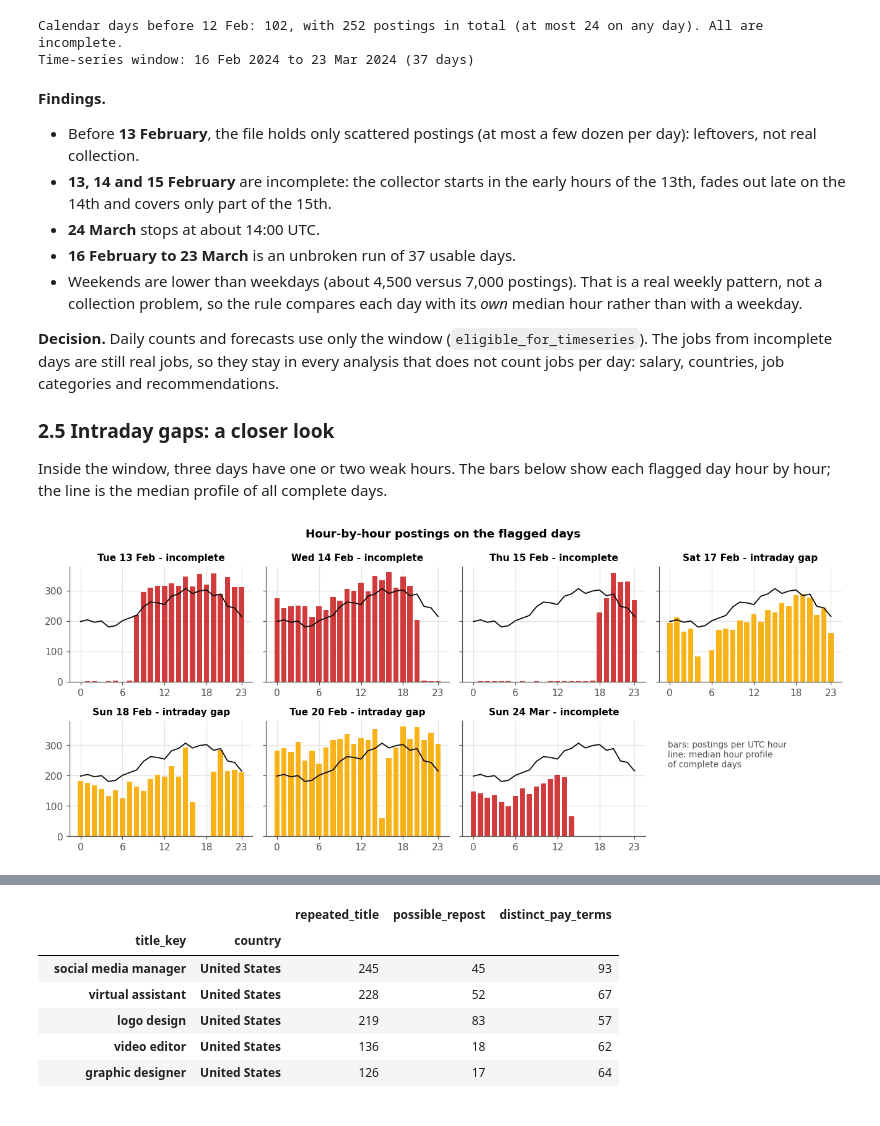
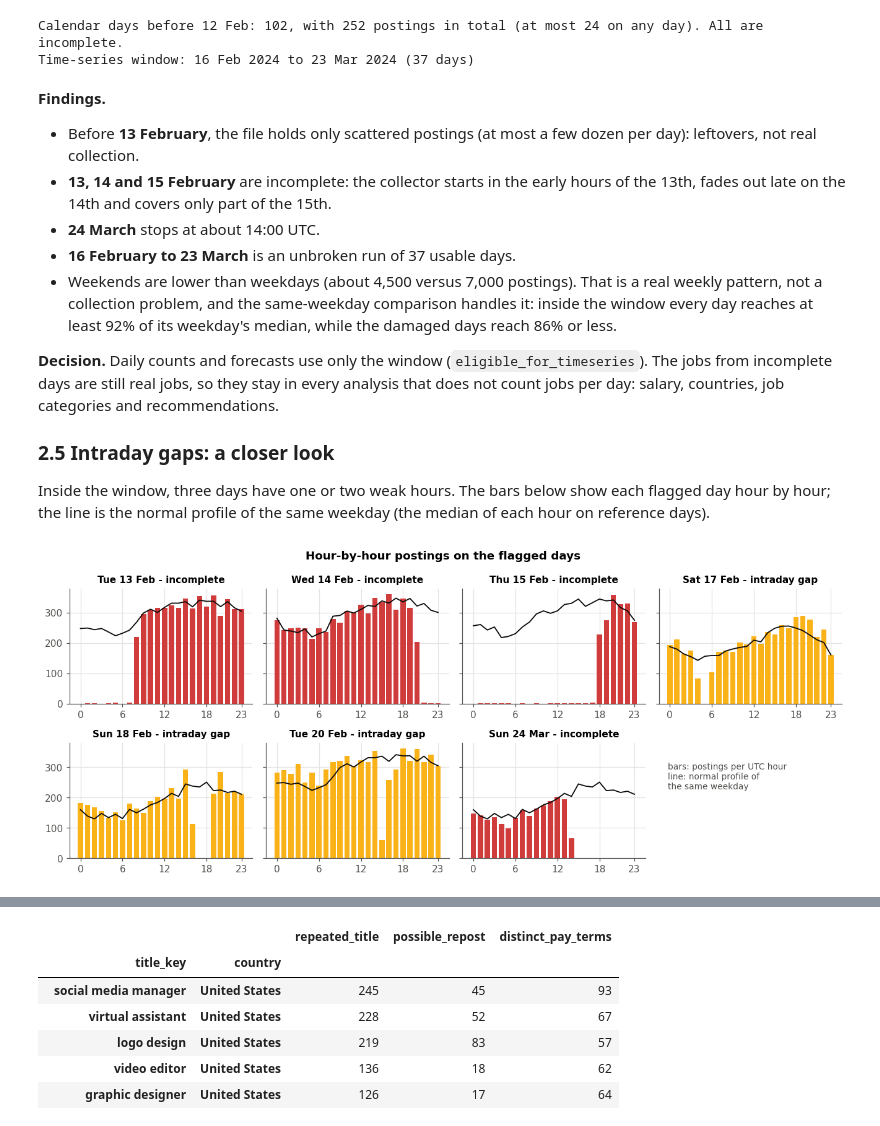
Before and after one commit to manishanagda1997-debug/Project_8_NHIS, a Jupyter notebook: notebooks/01_data_audit_and_cleaning.ipynb, the cells around one changed output, grey strips where cells are left out. Cells and saved outputs as stored; diff of their text form; code cells hidden in the pictures.

Commit message:
Stage 2 fixes: same-weekday day quality, title_key keeps c++/c#, NB00 foundation only, no warnings

```diff
--- a/notebooks/01_data_audit_and_cleaning.ipynb
+++ b/notebooks/01_data_audit_and_cleaning.ipynb
@@ -270,34 +274,34 @@ Time-series window: 16 Feb 2024 to 23 Mar 2024 (37 days)
 - **13, 14 and 15 February** are incomplete: the collector starts in the early hours of the 13th, fades out late on the 14th and covers only part of the 15th.
 - **24 March** stops at about 14:00 UTC.
 - **16 February to 23 March** is an unbroken run of 37 usable days.
-- Weekends are lower than weekdays (about 4,500 versus 7,000 postings). That is a real weekly pattern, not a collection problem, so the rule compares each day with its *own* median hour rather than with a weekday.
+- Weekends are lower than weekdays (about 4,500 versus 7,000 postings). That is a real weekly pattern, not a collection problem, and the same-weekday comparison handles it: inside the window every day reaches at least 92% of its weekday's median, while the damaged days reach 86% or less.
 
 **Decision.** Daily counts and forecasts use only the window (`eligible_for_timeseries`). The jobs from incomplete days are still real jobs, so they stay in every analysis that does not count jobs per day: salary, countries, job categories and recommendations.
 
 ### 2.5 Intraday gaps: a closer look
 
-Inside the window, three days have one or two weak hours. The bars below show each flagged day hour by hour; the line is the median profile of all complete days.
+Inside the window, three days have one or two weak hours. The bars below show each flagged day hour by hour; the line is the normal profile of the same weekday (the median of each hour on reference days).
 # %%
 hours = (jobs.groupby(["posted_date", "hour"]).size()
              .unstack(fill_value=0)
              .reindex(columns=range(24), fill_value=0))
-complete_days = day_quality.loc[day_quality["status"] == "complete", "date"]
-typical = hours.loc[hours.index.isin(complete_days)].median()
+reference = hours.loc[hours.index.isin(day_quality.loc[day_quality["reference_day"], "date"])]
+typical = reference.groupby(reference.index.dayofweek).median()      # one normal profile per weekday
 show = ["2024-02-13", "2024-02-14", "2024-02-15", "2024-02-17", "2024-02-18", "2024-02-20", "2024-03-24"]
 fig, axes = plt.subplots(2, 4, figsize=(12, 5), sharey=True)
 for ax, day in zip(axes.flat, show):
     status = day_quality.set_index("date").loc[day, "status"]
     ax.bar(range(24), hours.loc[pd.Timestamp(day)], color=STATUS[status], width=0.75)
-    ax.plot(range(24), typical, color=INK, lw=1.2)
+    ax.plot(range(24), typical.loc[pd.Timestamp(day).dayofweek], color=INK, lw=1.2)
     ax.set_title(f"{pd.Timestamp(day):%a %d %b} - {status.replace('_', ' ')}", fontsize=10)
     ax.set_xticks([0, 6, 12, 18, 23])
 axes.flat[-1].axis("off")
-axes.flat[-1].text(0.05, 0.6, "bars: postings per UTC hour\nline: median hour profile\nof complete days",
+axes.flat[-1].text(0.05, 0.6, "bars: postings per UTC hour\nline: normal profile of\nthe same weekday",
                    color=MUTED, fontsize=9, transform=axes.flat[-1].transAxes)
 fig.suptitle("Hour-by-hour postings on the flagged days", fontweight="bold")
 fig.tight_layout()
 plt.show()
 # %% [output]
-[figure, old version]
+[figure, new version]
 # %% [markdown]
 **Finding.** On the incomplete days, whole blocks of hours are empty or nearly empty. On 17, 18 and 20 February, a single hour (or two) drops far below the normal profile while the rest of the day looks normal.
```
Also changed, not shown: parts of 12 cells of this notebook, 18 other files.
